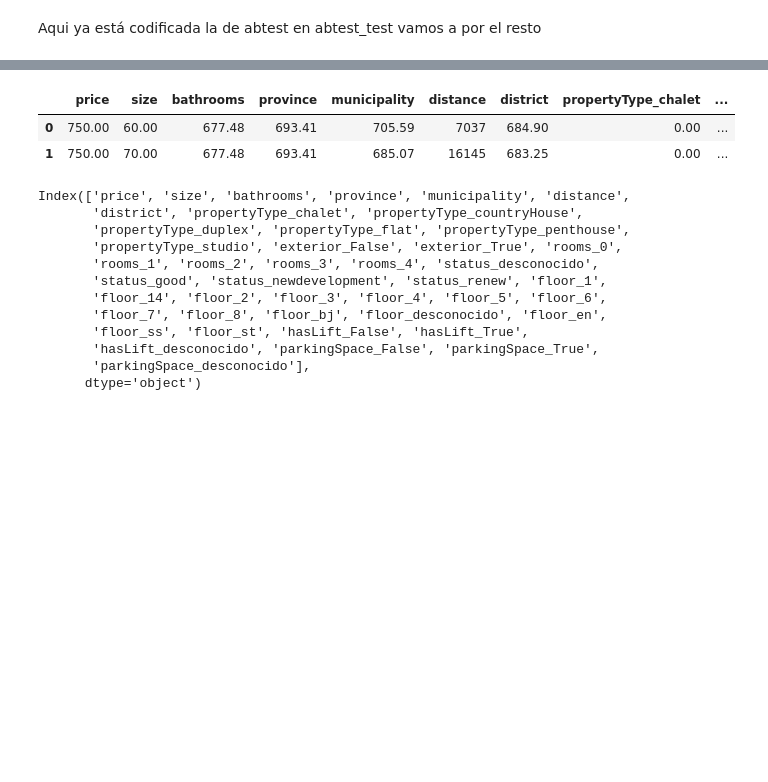
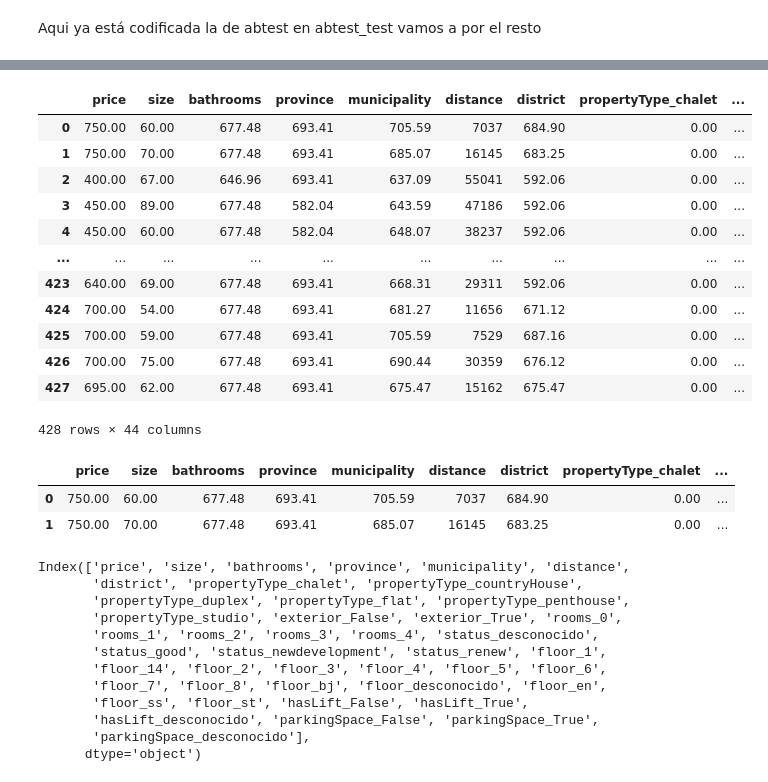
Before and after one commit to jgilsu11/Proyecto7-PrediccionCasas, a Jupyter notebook: Modelos/Modelo 5/encoding6.ipynb, the cells around one changed output, grey strips where cells are left out. Cells and saved outputs as stored; diff of their text form; code cells hidden in the pictures; blank space fills up the shorter version.

```diff
--- a/Modelos/Modelo 5/encoding6.ipynb
+++ b/Modelos/Modelo 5/encoding6.ipynb
@@ -529,14 +290,14 @@ diccionario_encoding = {"onehot": ["propertyType", "exterior", "rooms", "status"
 # df_sinull_copy.head()
 # #nos genera 40 columnas nuevas aproximadamente
 # %%
-# Hacemos la gestion de las variables categoricas
+# # Hacemos la gestion de las variables categoricas
 
-one_hot_encoder = OneHotEncoder()
-col_encode = diccionario_encoding.get("onehot", [])
-trans_one_hot = one_hot_encoder.fit_transform(df_sinull_copy[col_encode])
-oh_df = pd.DataFrame(trans_one_hot.toarray(), columns=one_hot_encoder.get_feature_names_out())
+# #one_hot_encoder = OneHotEncoder()
+# #col_encode = diccionario_encoding.get("onehot", [])
+# trans_one_hot = one_hot_encoder.fit_transform(df_sinull_copy[col_encode])
+# oh_df = pd.DataFrame(trans_one_hot.toarray(), columns=one_hot_encoder.get_feature_names_out())
 
-# concatenamos los resultados obtenidos en la transformación con el DataFrame original
-df_sinull_copy = pd.concat([df_sinull_copy.reset_index(drop=True), oh_df.reset_index(drop=True)], axis=1)
-lista_eliminar=["propertyType", "exterior", "rooms", "status", "floor", "hasLift", "parkingSpace"]
-df_sinull_copy.drop(columns=lista_eliminar, inplace=True)
+# # concatenamos los resultados obtenidos en la transformación con el DataFrame original
+# df_sinull_copy = pd.concat([df_sinull_copy.reset_index(drop=True), oh_df.reset_index(drop=True)], axis=1)
+# lista_eliminar=["propertyType", "exterior", "rooms", "status", "floor", "hasLift", "parkingSpace"]
+# df_sinull_copy.drop(columns=lista_eliminar, inplace=True)
@@ -582,3 +328,27 @@ Aqui ya está codificada la de abtest en abtest_test vamos a por el resto
 # encoded= encoder_target.fit_transform(df_sinull_copy , df_sinull_copy[["price"]])
 # lista_eliminar=["propertyType", "exterior", "rooms", "status", "floor", "hasLift", "parkingSpace"]
 # encoded.drop(columns=lista_eliminar, inplace=True)
+# %%
+cols_onehot = ["propertyType", "exterior", "rooms", "status", "floor", "hasLift", "parkingSpace"]
+one_hot_encoder = OneHotEncoder(categories='auto',
+                        drop=None,
+                        sparse_output=True,
+                        dtype='float',
+                        handle_unknown='error')
+
+# Ajustar el codificador a los datos y transformarlos
+encoder_trans = one_hot_encoder.fit_transform(df_sinull_copy[cols_onehot])
+
+# lo siguiente que hacemos es convertir el objeto devuelto por el fit_transform a array para poder verlo
+encoder_array = encoder_trans.toarray()
+
+# usaremos el método '.get_feature_names_out()' para extraer el nombre de las columnas
+nombre_columnas = one_hot_encoder.get_feature_names_out()
+
+# creamos un DataFrame con los resultados obtenidos de la transformación
+encoder_df = pd.DataFrame(encoder_array, columns = nombre_columnas)
+
+# concatenamos estos resultados con el DataFrame original
+df_sinull_copy = pd.concat([df_sinull_copy, encoder_df], axis = 1)
+
+df_sinull_copy.drop(columns=cols_onehot, inplace=True)
@@ -585,4 +370,20 @@ Aqui ya está codificada la de abtest en abtest_test vamos a por el resto
 # %%
 target_encoder = TargetEncoder(cols=["bathrooms", "province", "municipality", "district"])
 encoded = target_encoder.fit_transform(df_sinull_copy, df_sinull_copy[["price"]])
+# %%
+encoded
+# %% [output]
+|  | price | size | bathrooms | province | municipality | distance | district | propertyType_chalet | ... |
+| 0 | 750.00 | 60.00 | 677.48 | 693.41 | 705.59 | 7037 | 684.90 | 0.00 | ... |
+| 1 | 750.00 | 70.00 | 677.48 | 693.41 | 685.07 | 16145 | 683.25 | 0.00 | ... |
+| 2 | 400.00 | 67.00 | 646.96 | 693.41 | 637.09 | 55041 | 592.06 | 0.00 | ... |
+| 3 | 450.00 | 89.00 | 677.48 | 582.04 | 643.59 | 47186 | 592.06 | 0.00 | ... |
+| 4 | 450.00 | 60.00 | 677.48 | 582.04 | 648.07 | 38237 | 592.06 | 0.00 | ... |
+| ... | ... | ... | ... | ... | ... | ... | ... | ... | ... |
+| 423 | 640.00 | 69.00 | 677.48 | 693.41 | 668.31 | 29311 | 592.06 | 0.00 | ... |
+| 424 | 700.00 | 54.00 | 677.48 | 693.41 | 681.27 | 11656 | 671.12 | 0.00 | ... |
+| 425 | 700.00 | 59.00 | 677.48 | 693.41 | 705.59 | 7529 | 687.16 | 0.00 | ... |
+| 426 | 700.00 | 75.00 | 677.48 | 693.41 | 690.44 | 30359 | 676.12 | 0.00 | ... |
+| 427 | 695.00 | 62.00 | 677.48 | 693.41 | 675.47 | 15162 | 675.47 | 0.00 | ... |
+428 rows × 44 columns
 # %%
```
Also changed, not shown: parts of 9 cells of this notebook, 15 other files.
